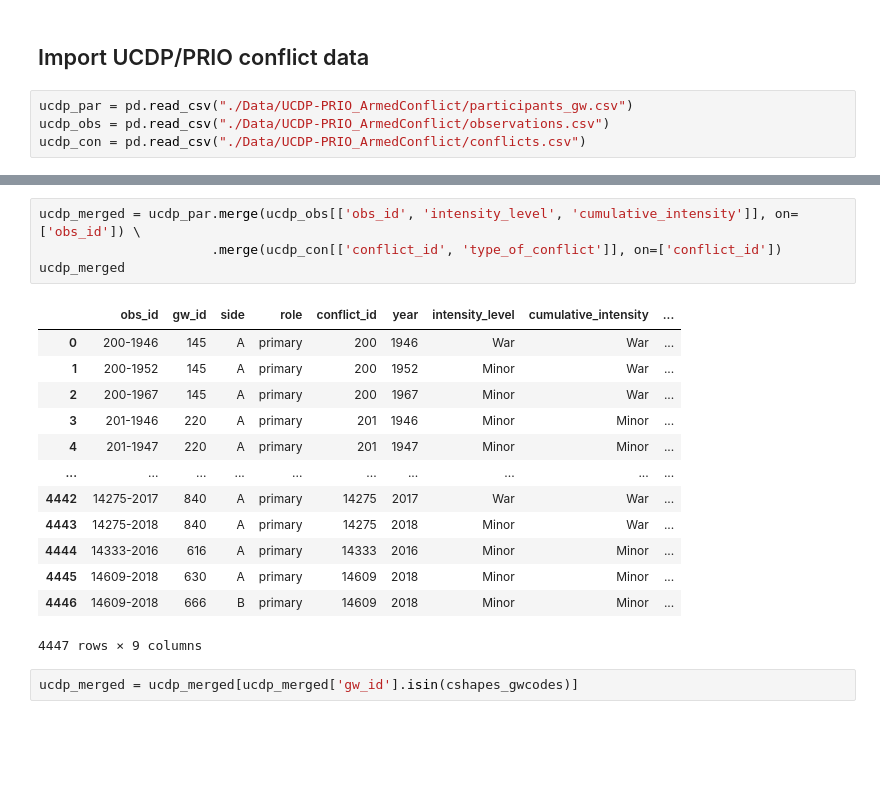
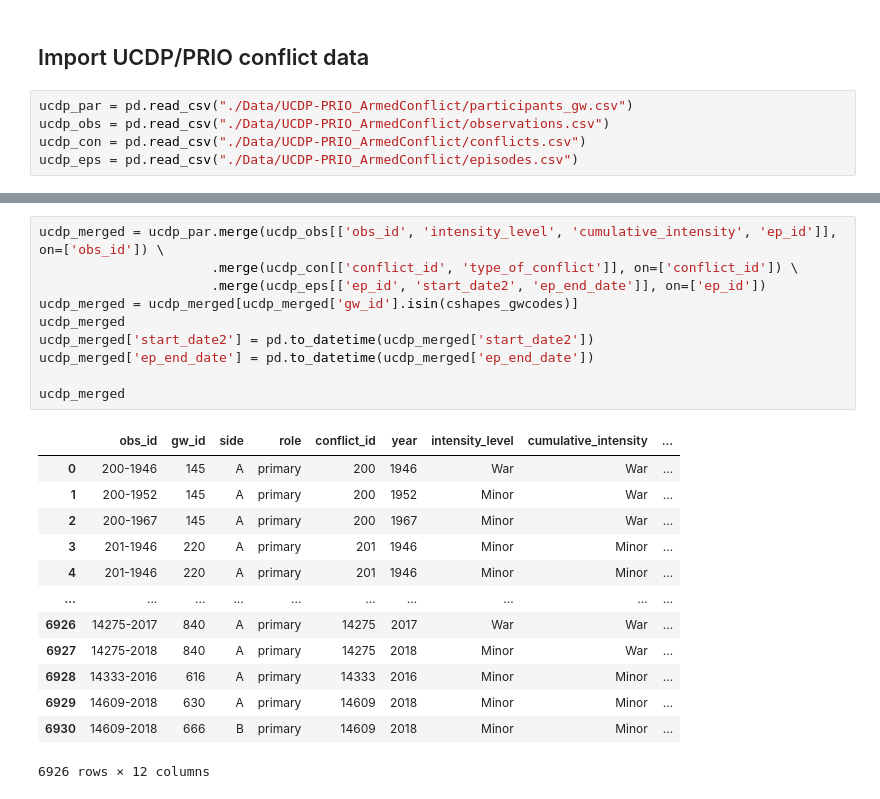
Before and after one commit to jenna-jordan/IS590DV-FinalProject, a Jupyter notebook: Map of CoW vs UCDP.ipynb, the cells around one changed output, grey strips where cells are left out. Saved outputs shown, nothing was run; the diff lists cells and outputs as text; blank space fills up the shorter version.

Commit message:
fixed ucdp episodes for duplicates

```diff
--- a/Map of CoW vs UCDP.ipynb
+++ b/Map of CoW vs UCDP.ipynb
@@ -225,3 +204,4 @@ cow_war_ts
 ucdp_par = pd.read_csv("./Data/UCDP-PRIO_ArmedConflict/participants_gw.csv")
 ucdp_obs = pd.read_csv("./Data/UCDP-PRIO_ArmedConflict/observations.csv")
 ucdp_con = pd.read_csv("./Data/UCDP-PRIO_ArmedConflict/conflicts.csv")
+ucdp_eps = pd.read_csv("./Data/UCDP-PRIO_ArmedConflict/episodes.csv")
@@ -228,20 +276,24 @@ ucdp_con = pd.read_csv("./Data/UCDP-PRIO_ArmedConflict/conflicts.csv")
 # %%
-ucdp_merged = ucdp_par.merge(ucdp_obs[['obs_id', 'intensity_level', 'cumulative_intensity']], on=['obs_id']) \
-                      .merge(ucdp_con[['conflict_id', 'type_of_conflict']], on=['conflict_id'])
+ucdp_merged = ucdp_par.merge(ucdp_obs[['obs_id', 'intensity_level', 'cumulative_intensity', 'ep_id']], on=['obs_id']) \
+                      .merge(ucdp_con[['conflict_id', 'type_of_conflict']], on=['conflict_id']) \
+                      .merge(ucdp_eps[['ep_id', 'start_date2', 'ep_end_date']], on=['ep_id'])
+ucdp_merged = ucdp_merged[ucdp_merged['gw_id'].isin(cshapes_gwcodes)]
 ucdp_merged
+ucdp_merged['start_date2'] = pd.to_datetime(ucdp_merged['start_date2'])
+ucdp_merged['ep_end_date'] = pd.to_datetime(ucdp_merged['ep_end_date'])
+
+ucdp_merged
 # %% [output]
 |  | obs_id | gw_id | side | role | conflict_id | year | intensity_level | cumulative_intensity | ... |
 | 0 | 200-1946 | 145 | A | primary | 200 | 1946 | War | War | ... |
 | 1 | 200-1952 | 145 | A | primary | 200 | 1952 | Minor | War | ... |
 | 2 | 200-1967 | 145 | A | primary | 200 | 1967 | Minor | War | ... |
 | 3 | 201-1946 | 220 | A | primary | 201 | 1946 | Minor | Minor | ... |
-| 4 | 201-1947 | 220 | A | primary | 201 | 1947 | Minor | Minor | ... |
+| 4 | 201-1946 | 220 | A | primary | 201 | 1946 | Minor | Minor | ... |
 | ... | ... | ... | ... | ... | ... | ... | ... | ... | ... |
-| 4442 | 14275-2017 | 840 | A | primary | 14275 | 2017 | War | War | ... |
-| 4443 | 14275-2018 | 840 | A | primary | 14275 | 2018 | Minor | War | ... |
-| 4444 | 14333-2016 | 616 | A | primary | 14333 | 2016 | Minor | Minor | ... |
-| 4445 | 14609-2018 | 630 | A | primary | 14609 | 2018 | Minor | Minor | ... |
-| 4446 | 14609-2018 | 666 | B | primary | 14609 | 2018 | Minor | Minor | ... |
+| 6926 | 14275-2017 | 840 | A | primary | 14275 | 2017 | War | War | ... |
+| 6927 | 14275-2018 | 840 | A | primary | 14275 | 2018 | Minor | War | ... |
+| 6928 | 14333-2016 | 616 | A | primary | 14333 | 2016 | Minor | Minor | ... |
+| 6929 | 14609-2018 | 630 | A | primary | 14609 | 2018 | Minor | Minor | ... |
+| 6930 | 14609-2018 | 666 | B | primary | 14609 | 2018 | Minor | Minor | ... |
-4447 rows × 9 columns
+6926 rows × 12 columns
-# %%
-ucdp_merged = ucdp_merged[ucdp_merged['gw_id'].isin(cshapes_gwcodes)]
```
Also changed, not shown: parts of 7 cells of this notebook, 1 other file.
